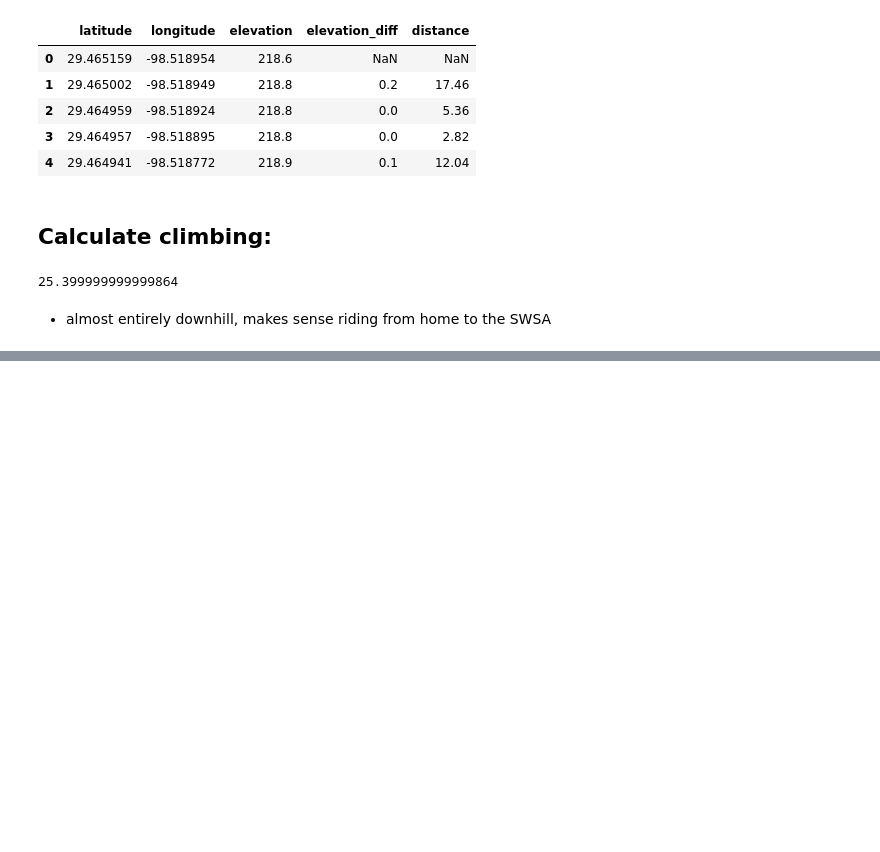
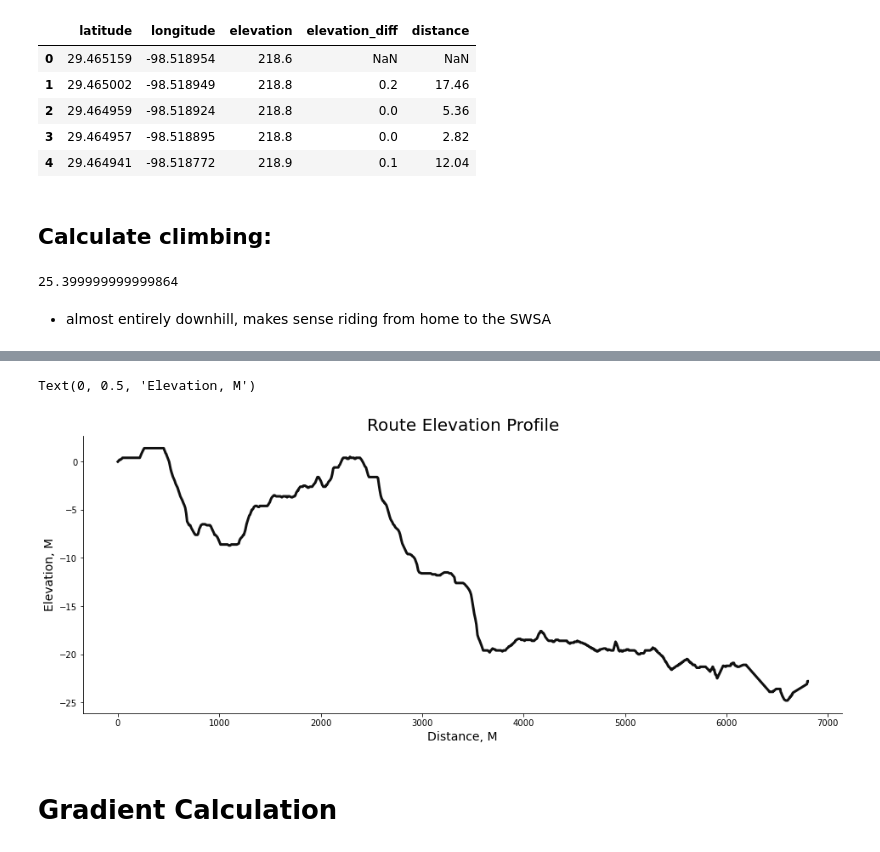
Before and after one commit to brianclements03/my_strava_project, a Jupyter notebook: New_GPX_Explo.ipynb, the cells around one changed output, grey strips where cells are left out. Cells and saved outputs as stored; diff of their text form; code cells hidden in the pictures; blank space fills up the shorter version.

Commit message:
elevation calc, begin gradient lesson

```diff
--- a/New_GPX_Explo.ipynb
+++ b/New_GPX_Explo.ipynb
@@ -281,0 +290,5 @@ route_df[route_df['elevation_diff'] > 0]['elevation_diff'].sum()
+# %%
+route_df['cum_elevation'] = route_df['elevation_diff'].cumsum()
+route_df['cum_distance'] = route_df['distance'].cumsum()
+
+route_df.tail()
@@ -281,0 +304,3 @@ route_df[route_df['elevation_diff'] > 0]['elevation_diff'].sum()
+# %%
+route_df = route_df.fillna(0)
+route_df.head()
@@ -281,0 +314,10 @@ route_df[route_df['elevation_diff'] > 0]['elevation_diff'].sum()
+# %%
+plt.plot(route_df['cum_distance'],route_df['cum_elevation'], color='#101010', lw=3)
+plt.title('Route Elevation Profile', size = 20)
+plt. xlabel('Distance, M',size=14)
+plt.ylabel('Elevation, M', size =14)
+# %% [output]
+Text(0, 0.5, 'Elevation, M')
+[figure, added]
+# %% [markdown]
+# Gradient Calculation
```
Also changed, not shown: parts of 6 cells of this notebook.
